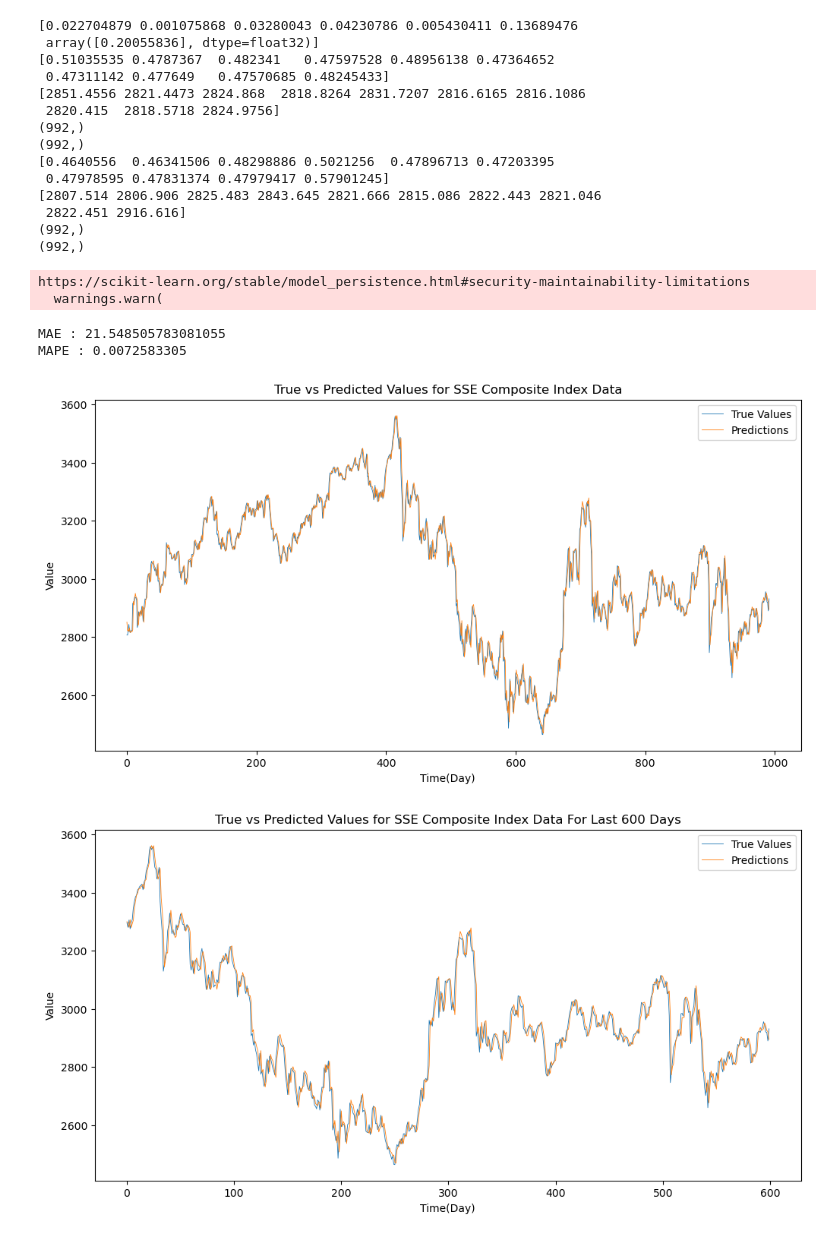
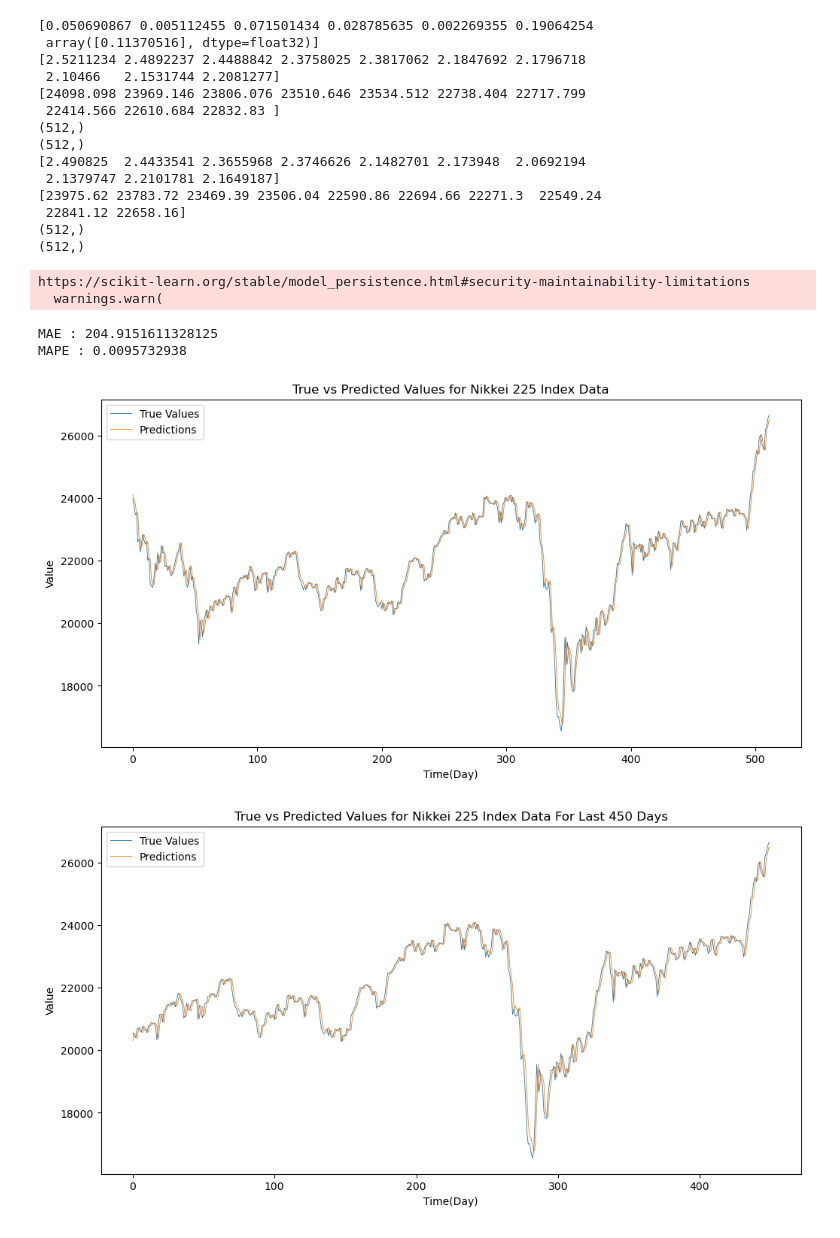
Before and after one commit to vincent05r/Stock_models_transformer, a Jupyter notebook: result_vis_2.ipynb, the cells around one changed output. Cells and saved outputs as stored; diff of their text form; code cells hidden in the pictures.

```diff
--- a/result_vis_2.ipynb
+++ b/result_vis_2.ipynb
@@ -14,13 +14,13 @@ def data_inverse(label_c, original_dimension, original_position, scaler): #origi
 
 
 
-scaler_path = r'scaler\sse_index_spec_s\sse_index_spec_s_15_1.pkl'
+scaler_path = r'scaler\n225_index_pct_spec_s\n225_index_pct_spec_s_7_1.pkl'
 
-metrics_path = r'results\sse_index_spec_s_15_1_PatchTST_stock_custom_ftMS_sl15_ll5_pl1_dm64_nh4_el2_dl1_df128_fc1_ebtimeF_dtTrue_Exp_0\metrics.npy'
+metrics_path = r'results\n225_index_pct_spec_s_7_1_PatchTST_stock_custom_ftMS_sl7_ll2_pl1_dm128_nh4_el2_dl1_df128_fc1_ebtimeF_dtTrue_Exp_0\metrics.npy'
 
-pred_path = r'results\sse_index_spec_s_15_1_PatchTST_stock_custom_ftMS_sl15_ll5_pl1_dm64_nh4_el2_dl1_df128_fc1_ebtimeF_dtTrue_Exp_0\pred.npy'
+pred_path = r'results\n225_index_pct_spec_s_7_1_PatchTST_stock_custom_ftMS_sl7_ll2_pl1_dm128_nh4_el2_dl1_df128_fc1_ebtimeF_dtTrue_Exp_0\pred.npy'
 
-true_path = r'results\sse_index_spec_s_15_1_PatchTST_stock_custom_ftMS_sl15_ll5_pl1_dm64_nh4_el2_dl1_df128_fc1_ebtimeF_dtTrue_Exp_0\true.npy'
+true_path = r'results\n225_index_pct_spec_s_7_1_PatchTST_stock_custom_ftMS_sl7_ll2_pl1_dm128_nh4_el2_dl1_df128_fc1_ebtimeF_dtTrue_Exp_0\true.npy'
 
 
 
@@ -54,20 +54,20 @@ print(true[:10])
 print(true.shape)
 print(true_raw.shape)
 # %% [output]
-[0.022704879 0.001075868 0.03280043 0.04230786 0.005430411 0.13689476
- array([0.20055836], dtype=float32)]
-[0.51035535 0.4787367  0.482341   0.47597528 0.48956138 0.47364652
- 0.47311142 0.477649   0.47570685 0.48245433]
-[2851.4556 2821.4473 2824.868  2818.8264 2831.7207 2816.6165 2816.1086
- 2820.415  2818.5718 2824.9756]
-(992,)
-(992,)
-[0.4640556  0.46341506 0.48298886 0.5021256  0.47896713 0.47203395
- 0.47978595 0.47831374 0.47979417 0.57901245]
-[2807.514 2806.906 2825.483 2843.645 2821.666 2815.086 2822.443 2821.046
- 2822.451 2916.616]
-(992,)
-(992,)
+[0.050690867 0.005112455 0.071501434 0.028785635 0.002269355 0.19064254
+ array([0.11370516], dtype=float32)]
+[2.5211234 2.4892237 2.4488842 2.3758025 2.3817062 2.1847692 2.1796718
+ 2.10466   2.1531744 2.2081277]
+[24098.098 23969.146 23806.076 23510.646 23534.512 22738.404 22717.799
+ 22414.566 22610.684 22832.83 ]
+(512,)
+(512,)
+[2.490825  2.4433541 2.3655968 2.3746626 2.1482701 2.173948  2.0692194
+ 2.1379747 2.2101781 2.1649187]
+[23975.62 23783.72 23469.39 23506.04 22590.86 22694.66 22271.3  22549.24
+ 22841.12 22658.16]
+(512,)
+(512,)
 https://scikit-learn.org/stable/model_persistence.html#security-maintainability-limitations
   warnings.warn(
 # %%
@@ -77,29 +77,29 @@ mape = MAPE(pred, true)
 print("MAE : {}".format(mae))
 print("MAPE : %.10f"%(mape))
 # %% [output]
-MAE : 21.548505783081055
-MAPE : 0.0072583305
+MAE : 204.9151611328125
+MAPE : 0.0095732938
 # %%
 import matplotlib.pyplot as plt
 
 time_axis = np.arange(len(pred))
 plt.figure(figsize=(12, 6))
 
 plt.plot(time_axis, true, label='True Values', linewidth=0.6)
 plt.plot(time_axis, pred, label='Predictions', linewidth=0.6)
 
 plt.xlabel('Time(Day)')
 plt.ylabel('Value')
-plt.title('True vs Predicted Values for SSE Composite Index Data')
+plt.title('True vs Predicted Values for Nikkei 225 Index Data')
 plt.legend()
 
 plt.show()
 # %% [output]
-[figure, old version]
+[figure, new version]
 # %%
 import matplotlib.pyplot as plt
 
-last_value = 600
+last_value = 450
 
 
 time_axis = np.arange(len(pred[-last_value:]))
@@ -110,9 +110,9 @@ plt.plot(time_axis, pred[-last_value:], label='Predictions', linewidth=0.6)
 
 plt.xlabel('Time(Day)')
 plt.ylabel('Value')
-plt.title('True vs Predicted Values for SSE Composite Index Data For Last {} Days'.format(last_value))
+plt.title('True vs Predicted Values for Nikkei 225 Index Data For Last {} Days'.format(last_value))
 plt.legend()
 
 plt.show()
 # %% [output]
-[figure, old version]
+[figure, new version]
```
Also changed, not shown: 25 other files.
